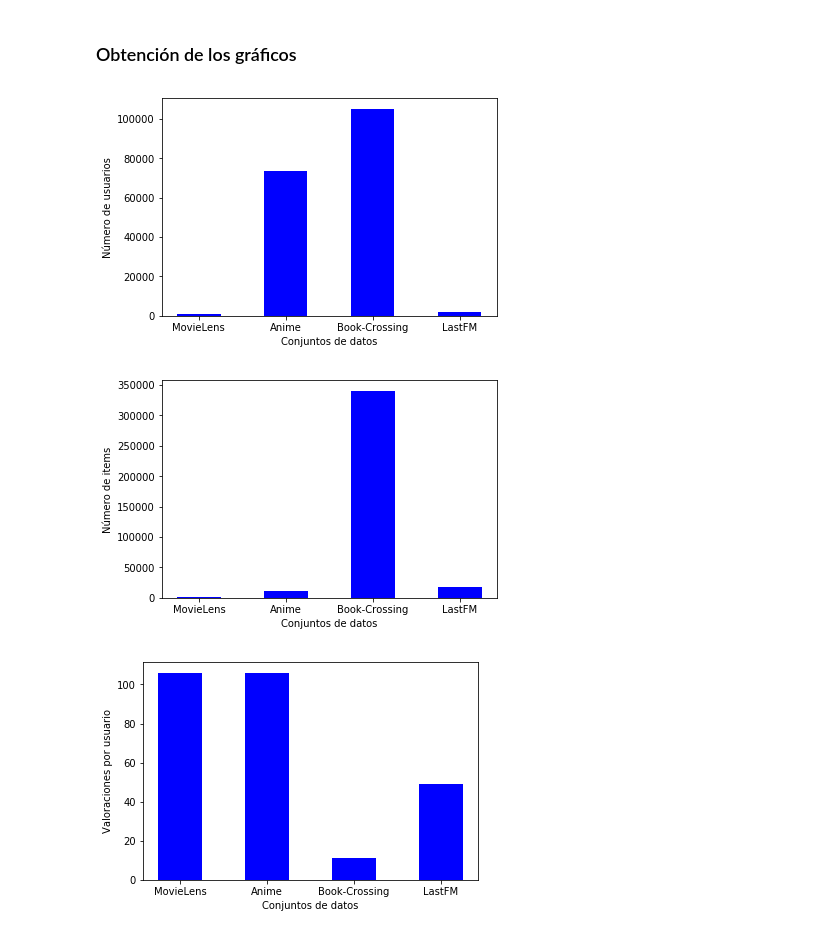
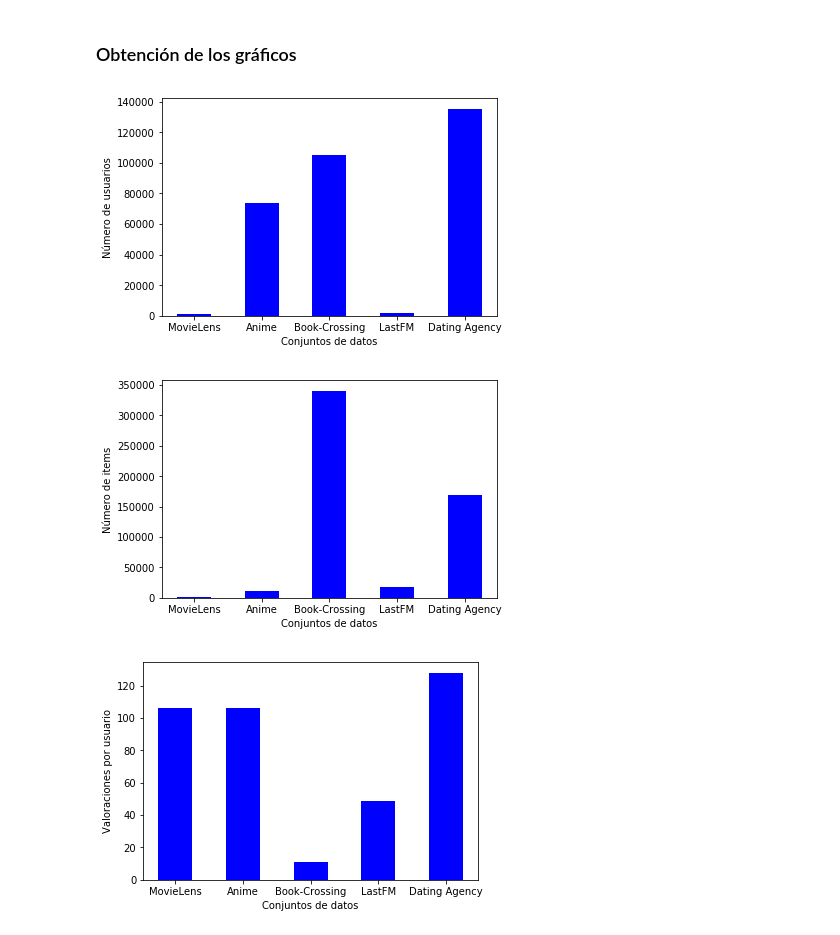
Before and after one commit to rnc0011/SistemaRecomendacionTFG, a Jupyter notebook: src/LightFM_Models.ipynb, the cells around one changed output. Drawn from its saved outputs; the diff is of its cells as text; code cells hidden in the pictures.

Commit message:
Modelos con los datos de Dating Agency #26

```diff
--- a/src/LightFM_Models.ipynb
+++ b/src/LightFM_Models.ipynb
@@ -521,0 +546,12 @@ User 25
+# %%
+# Obtención del dataframe de datos
+dating_data_df = pd.read_csv(r'C:\Users\Raúl\Downloads\Datasets TFG\Dating Agency\ratings.csv', sep=',',
+                             names=['Id Usuario', 'Id Match', 'Valoración'], engine='python')
+# Descomentar para comprobar que el dataframe se ha obtenido correctamente
+#dating_data_df
+
+# Obtención del dataframe de usuarios/items
+dating_users_df = pd.read_csv(r'C:\Users\Raúl\Downloads\Datasets TFG\Dating Agency\gender.csv', sep=',',
+                              names=['Id Usuario', 'Género'], engine='python')
+# Descomentar para comprobar que el dataframe se ha obtenido correctamente
+#dating_users_df
@@ -544,35 +679,40 @@ n_items_lf = len(lf_data_df['Id Artista'].unique())
 n_ratings_lf = lf_data_df['Veces escuchado'].count()
 ratings_per_user_lf = round(n_ratings_lf / n_users_lf)
 
-users = [n_users_ml, n_users_anime, n_users_bc, n_users_lf]
-items = [n_items_ml, n_items_anime, n_items_bc, n_items_lf]
-ratings = [ratings_per_user_ml, ratings_per_user_anime, ratings_per_user_bc, ratings_per_user_lf]
+n_users_dating = len(dating_data_df['Id Usuario'].unique())
+n_items_dating = len(dating_data_df['Id Match'].unique())
+n_ratings_dating = dating_data_df['Valoración'].count()
+ratings_per_user_dating = round(n_ratings_dating / n_users_dating)
+
+users = [n_users_ml, n_users_anime, n_users_bc, n_users_lf, n_users_dating]
+items = [n_items_ml, n_items_anime, n_items_bc, n_items_lf, n_items_dating]
+ratings = [ratings_per_user_ml, ratings_per_user_anime, ratings_per_user_bc, ratings_per_user_lf, ratings_per_user_dating]
 # %% [markdown]
 ### Obtención de los gráficos
 # %%
-X = np.arange(4)
+X = np.arange(5)
 plt.bar(X, users, color="b", width=0.50)
-plt.xticks(X, ["MovieLens", "Anime", "Book-Crossing", "LastFM"])
+plt.xticks(X, ["MovieLens", "Anime", "Book-Crossing", "LastFM", "Dating Agency"])
 plt.xlabel("Conjuntos de datos")
 plt.ylabel("Número de usuarios")
 plt.show()
 # %% [output]
-[figure, old version]
+[figure, new version]
 # %%
 plt.bar(X, items, color="b", width=0.50)
-plt.xticks(X, ["MovieLens", "Anime", "Book-Crossing", "LastFM"])
+plt.xticks(X, ["MovieLens", "Anime", "Book-Crossing", "LastFM", "Dating Agency"])
 plt.xlabel("Conjuntos de datos")
 plt.ylabel("Número de items")
 plt.show()
 # %% [output]
-[figure, old version]
+[figure, new version]
 # %%
 plt.bar(X, ratings, color="b", width=0.50)
-plt.xticks(X, ["MovieLens", "Anime", "Book-Crossing", "LastFM"])
+plt.xticks(X, ["MovieLens", "Anime", "Book-Crossing", "LastFM", "Dating Agency"])
 plt.xlabel("Conjuntos de datos")
 plt.ylabel("Valoraciones por usuario")
 plt.show()
 # %% [output]
-[figure, old version]
+[figure, new version]
 # %%
 graficos_df = pd.DataFrame({'Número de usuarios':users, 'Número de items':items, 'Valoraciones por usuario':ratings},
```
Also changed, not shown: parts of 16 cells of this notebook.
